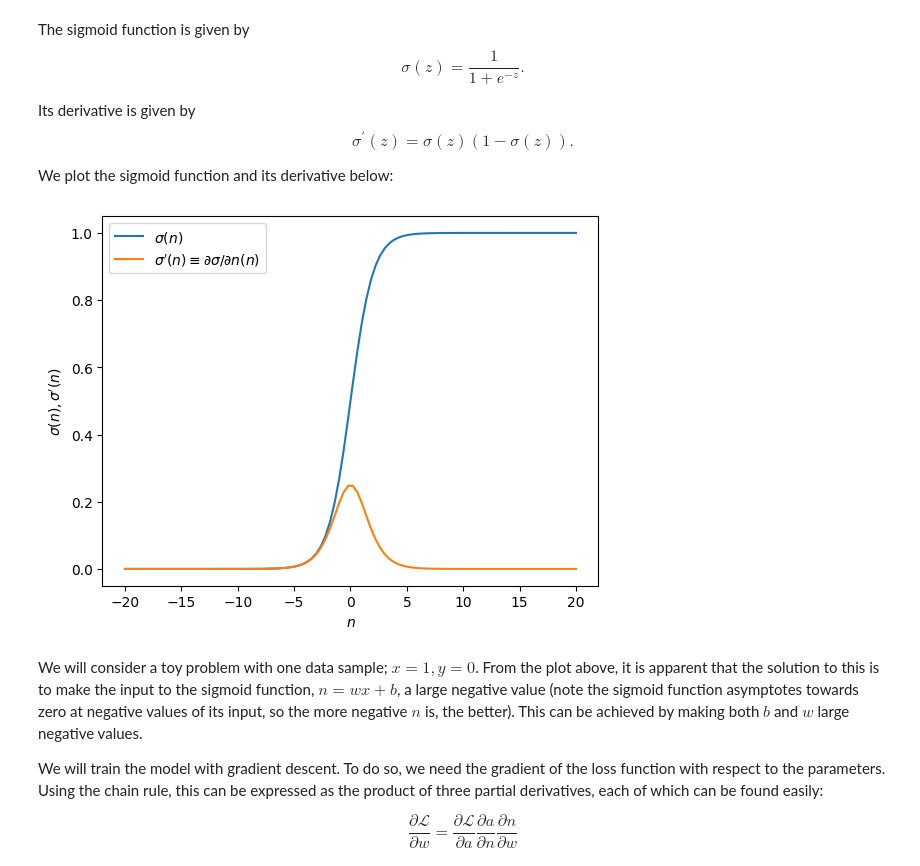
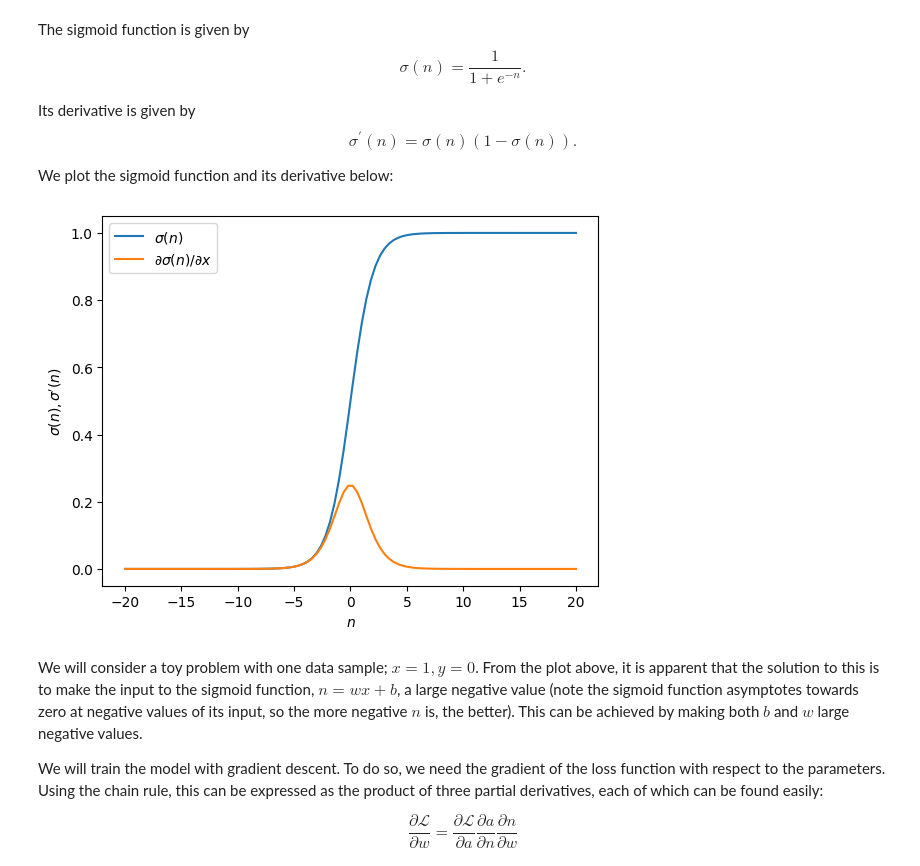
Before and after one commit to AlexSkillen/AERO40041_demos, a Jupyter notebook: content/LogisticRegression.ipynb, the cells around one changed output. Saved outputs shown, nothing was run; the diff lists cells and outputs as text; code cells hidden in the pictures.

```diff
--- a/content/LogisticRegression.ipynb
+++ b/content/LogisticRegression.ipynb
@@ -22,32 +22,32 @@ def d_dx_sigmoid(z):
     return sigmoid(z)*(1.-sigmoid(z))
 # %% [markdown]
 The sigmoid function is given by
-$$\sigma(z) = \frac{1}{1+e^{-z}}.$$
+$$\sigma(n) = \frac{1}{1+e^{-n}}.$$
 
 Its derivative is given by
-$$\sigma^\prime(z) = \sigma(z) (1-\sigma(z)).$$
+$$\sigma^\prime(n) = \sigma(n) (1-\sigma(n)).$$
 
 We plot the sigmoid function and its derivative below:
 # %%
 z = np.linspace(-20, 20, 100)
 
 try:
     plt.style.use('seaborn')
 except:
     _
 
 sigz = [sigmoid(x) for x in z]
 dsigz = [d_dx_sigmoid(x) for x in z]
 
 plt.plot(z, sigz, label=r'$\sigma(n)$')
-plt.plot(z, dsigz, label=r'$\sigma^\prime(n) \equiv \partial \sigma / \partial n (n)$')
+plt.plot(z, dsigz, label=r'$\partial \sigma(n) / \partial x$')
 plt.legend()
 plt.xlabel(r'$n$')
 plt.ylabel(r'$\sigma(n), \sigma^\prime(n)$')
 
 plt.show()
 # %% [output]
-[figure, old version]
+[figure, new version]
 # %%
 def MSEloss(x, y, w, b):
     return (y - sigmoid(w*x+b))**2
```
